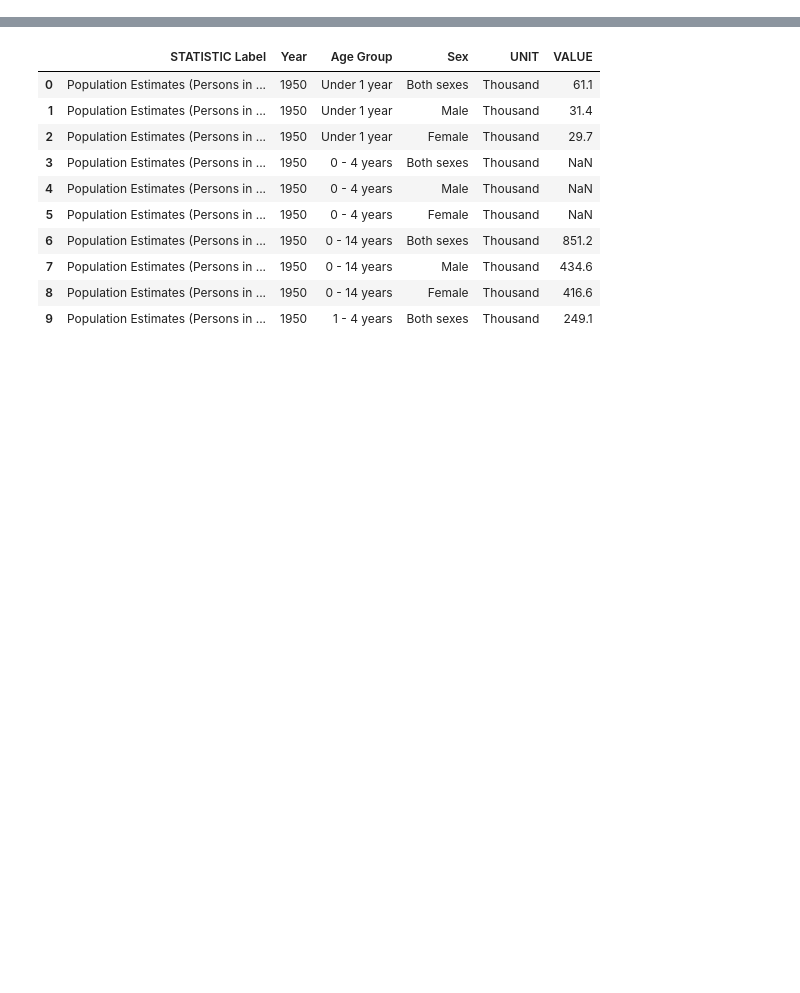
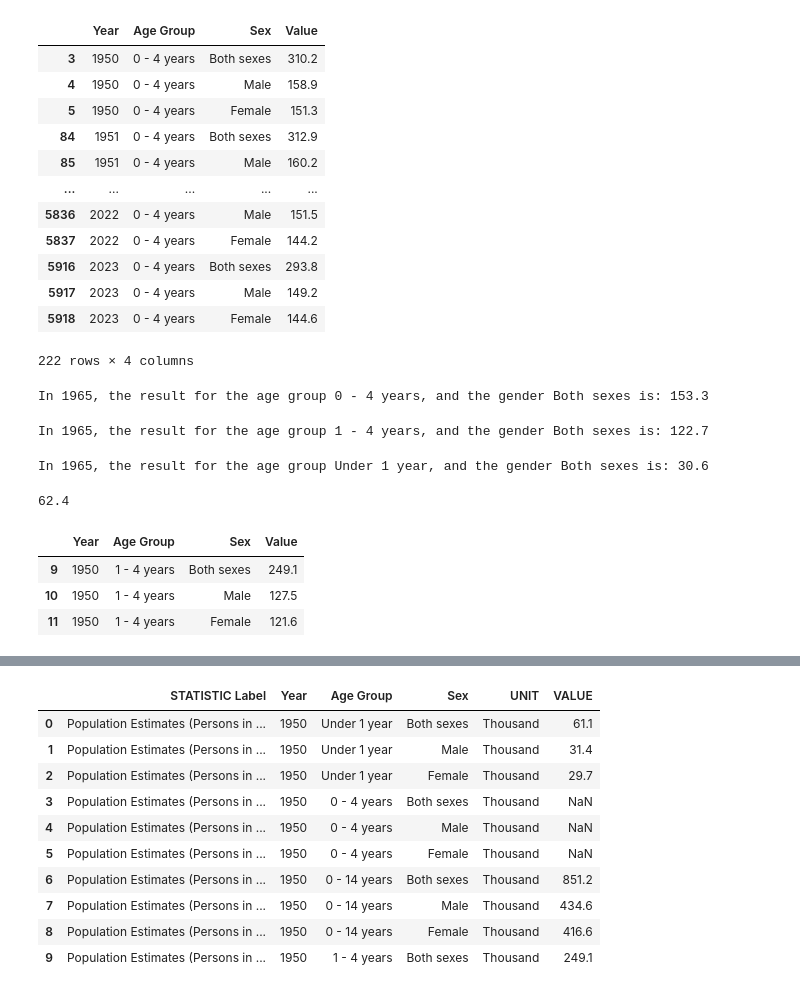
Before and after one commit to TunahanINCE/Population-in-Ireland, a Jupyter notebook: CA-1.ipynb, the cells around one changed output, grey strips where cells are left out. Cells and saved outputs as stored; diff of their text form; code cells hidden in the pictures; blank space fills up the shorter version.

```diff
--- a/CA-1.ipynb
+++ b/CA-1.ipynb
@@ -9,0 +56,59 @@ df=pd.read_csv("PEA01.20231007T221014.csv")
+# %%
+all_0_4=df[(df["Age Group"]=="0 - 4 years")]
+all_0_4[:]
+# %% [output]
+|  | Year | Age Group | Sex | Value |
+| 3 | 1950 | 0 - 4 years | Both sexes | 310.2 |
+| 4 | 1950 | 0 - 4 years | Male | 158.9 |
+| 5 | 1950 | 0 - 4 years | Female | 151.3 |
+| 84 | 1951 | 0 - 4 years | Both sexes | 312.9 |
+| 85 | 1951 | 0 - 4 years | Male | 160.2 |
+| ... | ... | ... | ... | ... |
+| 5836 | 2022 | 0 - 4 years | Male | 151.5 |
+| 5837 | 2022 | 0 - 4 years | Female | 144.2 |
+| 5916 | 2023 | 0 - 4 years | Both sexes | 293.8 |
+| 5917 | 2023 | 0 - 4 years | Male | 149.2 |
+| 5918 | 2023 | 0 - 4 years | Female | 144.6 |
+222 rows × 4 columns
+# %%
+year = 1965
+age_range = "0 - 4 years"
+sex = "Both sexes"
+
+# We print the result for a specific year, age range, and gender.
+result = df[(df['Year'] == year) & (df['Age Group'] == age_range) & (df['Sex'] == cinsiyet)]['Value'].values[0]
+print(f"In {year}, the result for the age group {age_range}, and the gender {sex} is: {result}")
+# %% [output]
+In 1965, the result for the age group 0 - 4 years, and the gender Both sexes is: 153.3
+# %%
+year = 1965
+age_range = "1 - 4 years"
+sex = "Both sexes"
+
+# We print the result for a specific year, age range, and gender.
+result = df[(df['Year'] == year) & (df['Age Group'] == age_range) & (df['Sex'] == cinsiyet)]['Value'].values[0]
+print(f"In {year}, the result for the age group {age_range}, and the gender {sex} is: {result}")
+# %% [output]
+In 1965, the result for the age group 1 - 4 years, and the gender Both sexes is: 122.7
+# %%
+year = 1965
+age_range = "Under 1 year"
+sex = "Both sexes"
+
+# We print the result for a specific year, age range, and gender.
+result = df[(df['Year'] == year) & (df['Age Group'] == age_range) & (df['Sex'] == cinsiyet)]['Value'].values[0]
+print(f"In {year}, the result for the age group {age_range}, and the gender {sex} is: {result}")
+# %% [output]
+In 1965, the result for the age group Under 1 year, and the gender Both sexes is: 30.6
+# %%
+toplam_yas = df[(df['Year'] == 1965) & (df['Sex'] == "Both sexes") & (df['Age Group'].isin(['Under 1 year', '1 - 4']))]['Value'].sum()
+toplam_yas
+# %% [output]
+62.4
+# %%
+df[(df['Year'] == 1950) & (df['Age Group'] == '1 - 4 years')]
+# %% [output]
+|  | Year | Age Group | Sex | Value |
+| 9 | 1950 | 1 - 4 years | Both sexes | 249.1 |
+| 10 | 1950 | 1 - 4 years | Male | 127.5 |
+| 11 | 1950 | 1 - 4 years | Female | 121.6 |
```
Also changed, not shown: parts of 32 cells of this notebook.
